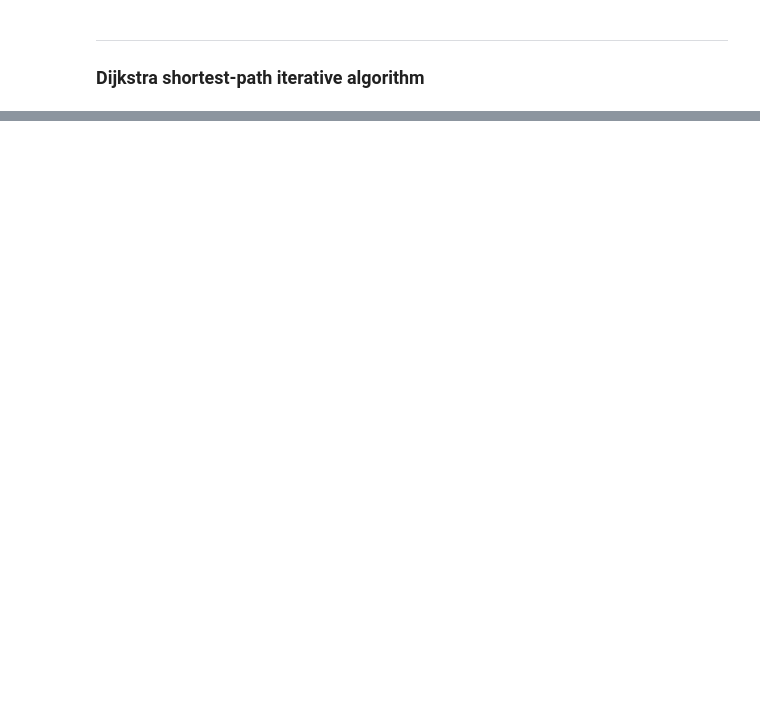
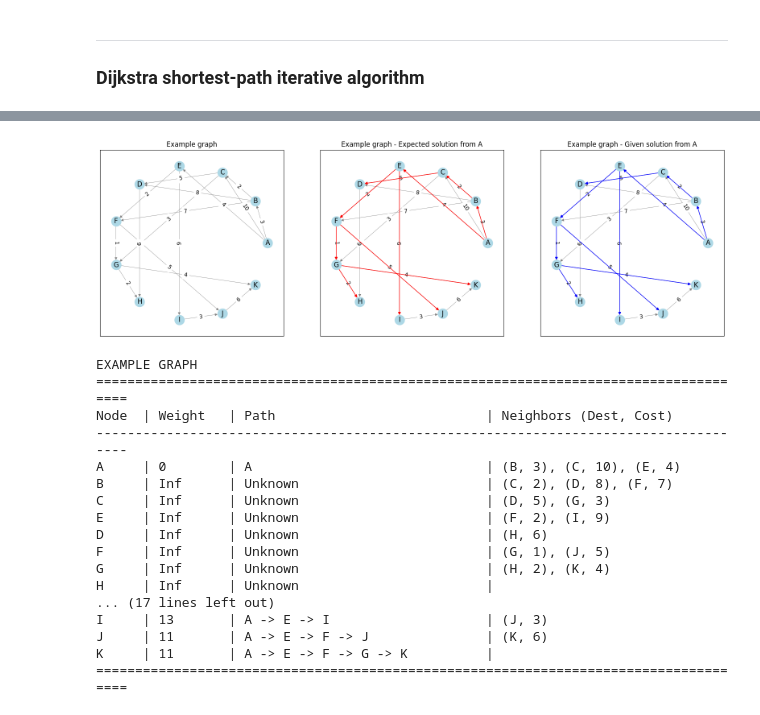
Before and after one commit to ASerraMartin/SAC_Spark, a Jupyter notebook: SAC_Spark.ipynb, the cells around one changed output, grey strips where cells are left out. Drawn from its saved outputs; the diff is of its cells as text; code cells hidden in the pictures; blank space fills up the shorter version.

Commit message:
Review and visual tweaks (only doc pending)

```diff
--- a/SAC_Spark.ipynb
+++ b/SAC_Spark.ipynb
@@ -220,7 +242,7 @@ def unprocessed_nodes(nodes):
 # %%
 def update_node_logic(node_data, current_name, current_neighbors, current_weight, current_path):
     """
-    Updates a node's state based on the currently processed node.
+    Updates a RDD node's state based on the currently processed node.
 
     When this function is used in a map inside the Dijkstra solution, each node
     from the RDD will be modified (or not) using the current node of the algorithm
@@ -234,17 +256,17 @@ def update_node_logic(node_data, current_name, current_neighbors, current_weight
         return (name, (neighbors, weight, True, path))
 
     else:
-        # Check if the node can be reached from the current node
-        # (i.e.: if the nodes are neighbors)
-        weight_from_current = None
+        # Check if this node can be reached from the current iteration node
+        # (i.e.: if both nodes are neighbors)
+        current_to_node_weight = None
         for nbr, wgt in current_neighbors:
-          if nbr == name:
-            weight_from_current = wgt
-            break
+            if nbr == name:
+                current_to_node_weight = wgt
+                break
 
-        # The nodes are neighbors, update the path if the new one is better
-        if weight_from_current is not None:
-            new_weight = current_weight + weight_from_current
+        # If the nodes are neighbors, update the path if the new one is better
+        if current_to_node_weight is not None:
+            new_weight = current_weight + current_to_node_weight
             if new_weight < weight:
                 return (name, (neighbors, new_weight, visited, current_path + [name]))
 
@@ -335,0 +325,43 @@ J     | 35.0     | A -> G -> D -> F -> I -> J     | (E, 1)
+# %%
+# Solved example graph
+plt.figure(figsize=(20, 6))
+
+plt.subplot(1, 3, 1)
+plt.title("Example graph")
+plot_graph(G)
+
+plt.subplot(1, 3, 2)
+plt.title("Example graph - Expected solution from A")
+plot_graph(G, solution=True, source_node="A")
+
+plt.subplot(1, 3, 3)
+plt.title("Example graph - Given solution from A")
+plot_graph(G, spark_solution=G_solved)
+
+plt.show()
+
+# Graph data
+print("\n")
+print("EXAMPLE GRAPH")
+print_pyspark_data(G_pyspark)
+print("EXAMPLE GRAPH - SOLVED")
+print_pyspark_data(G_solved)
+# %% [output]
+[figure, added]
+EXAMPLE GRAPH
+=====================================================================================
+Node  | Weight   | Path                           | Neighbors (Dest, Cost)
+-------------------------------------------------------------------------------------
+A     | 0        | A                              | (B, 3), (C, 10), (E, 4)
+B     | Inf      | Unknown                        | (C, 2), (D, 8), (F, 7)
+C     | Inf      | Unknown                        | (D, 5), (G, 3)
+E     | Inf      | Unknown                        | (F, 2), (I, 9)
+D     | Inf      | Unknown                        | (H, 6)
+F     | Inf      | Unknown                        | (G, 1), (J, 5)
+G     | Inf      | Unknown                        | (H, 2), (K, 4)
+H     | Inf      | Unknown                        |
+... (17 lines left out)
+I     | 13       | A -> E -> I                    | (J, 3)
+J     | 11       | A -> E -> F -> J               | (K, 6)
+K     | 11       | A -> E -> F -> G -> K          |
+=====================================================================================
```
Also changed, not shown: parts of 19 cells of this notebook.
